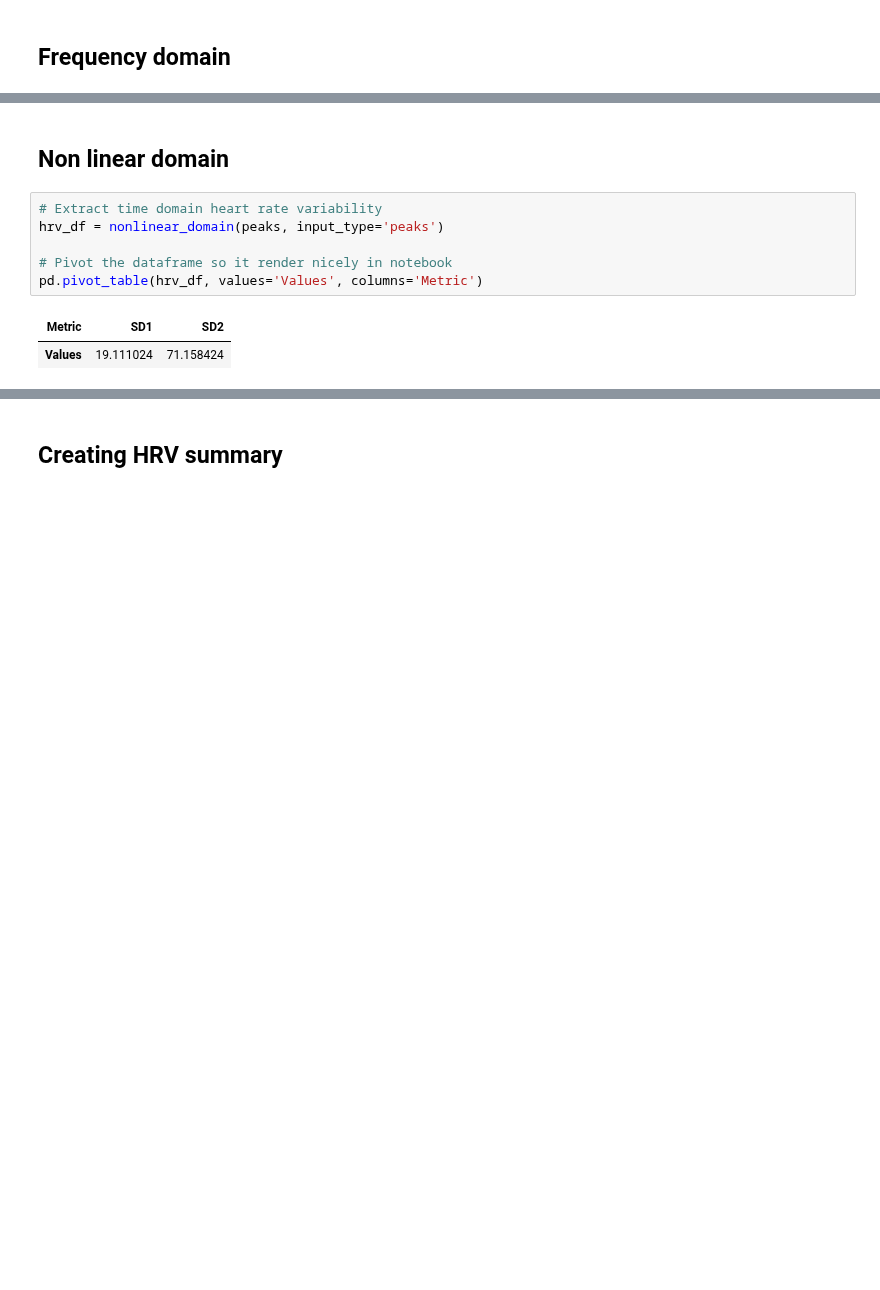
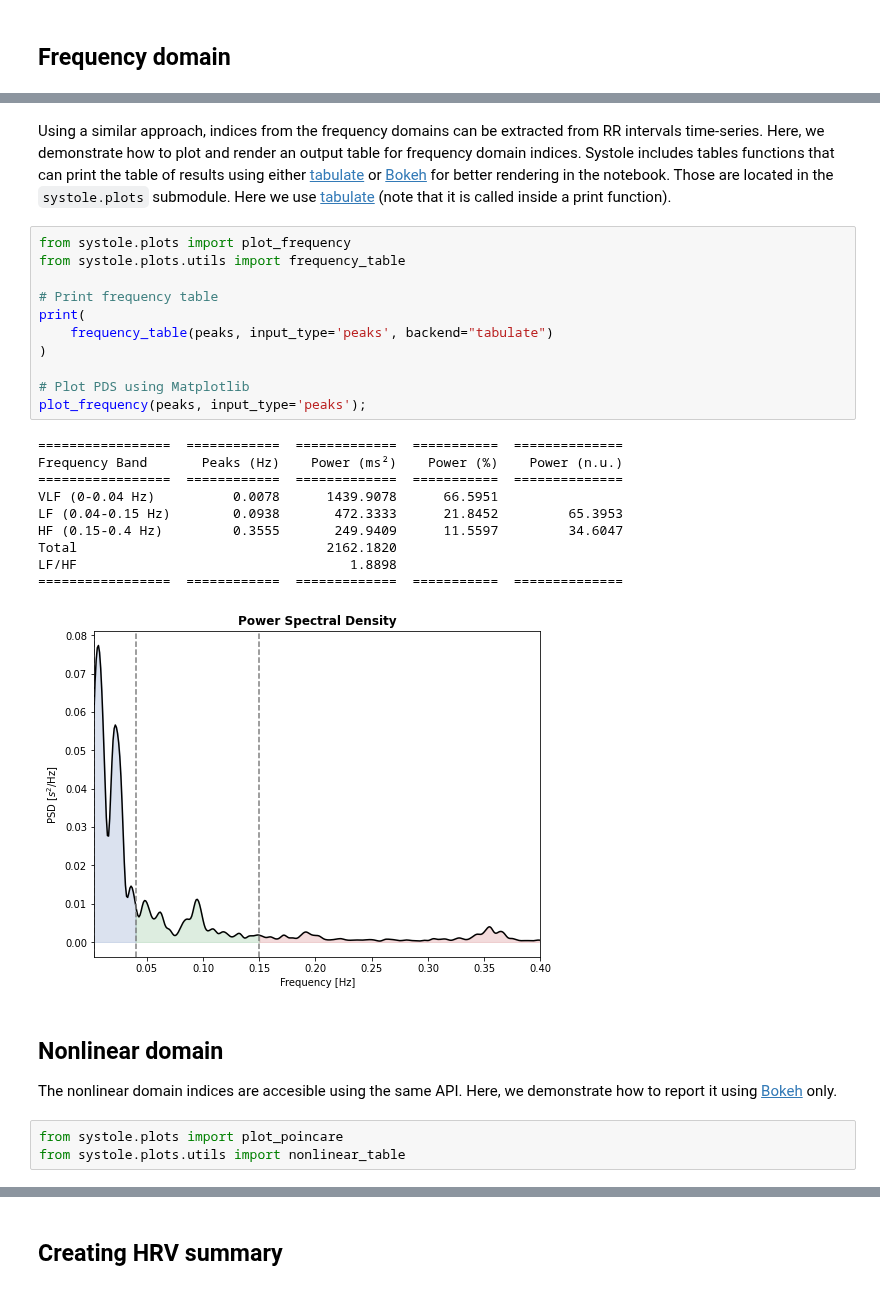
Before and after one commit to embodied-computation-group/systole, a Jupyter notebook: source/notebooks/4-HeartRateVariability.ipynb, the cells around one changed output, grey strips where cells are left out. Cells and saved outputs as stored; diff of their text form; blank space fills up the shorter version.

Commit message:
Add tutorial on heart rate variability analysis

```diff
--- a/source/notebooks/4-HeartRateVariability.ipynb
+++ b/source/notebooks/4-HeartRateVariability.ipynb
@@ -67,13 +66,32 @@ show(
+# %% [markdown]
+Using a similar approach, indices from the frequency domains can be extracted from RR intervals time-series. Here, we demonstrate how to plot and render an output table for frequency domain indices. Systole includes tables functions that can print the table of results using either [tabulate](https://github.com/astanin/python-tabulate) or [Bokeh](https://docs.bokeh.org/en/latest/index.html) for better rendering in the notebook. Those are located in the `systole.plots` submodule. Here we use [tabulate](https://github.com/astanin/python-tabulate) (note that it is called inside a print function).
+# %%
+from systole.plots import plot_frequency
+from systole.plots.utils import frequency_table
+
+# Print frequency table
+print(
+    frequency_table(peaks, input_type='peaks', backend="tabulate")
+)
+
+# Plot PDS using Matplotlib
+plot_frequency(peaks, input_type='peaks');
+# %% [output]
+=================  ============  =============  ===========  ==============
+Frequency Band       Peaks (Hz)    Power (ms²)    Power (%)    Power (n.u.)
+=================  ============  =============  ===========  ==============
+VLF (0-0.04 Hz)          0.0078      1439.9078      66.5951
+LF (0.04-0.15 Hz)        0.0938       472.3333      21.8452         65.3953
+HF (0.15-0.4 Hz)         0.3555       249.9409      11.5597         34.6047
+Total                                2162.1820
+LF/HF                                   1.8898
+=================  ============  =============  ===========  ==============
+[figure, added]
 # %% [markdown]
-## Non linear domain
+## Nonlinear domain
+The nonlinear domain indices are accesible using the same API. Here, we demonstrate how to report it using [Bokeh](https://docs.bokeh.org/en/latest/index.html) only.
 # %%
-# Extract time domain heart rate variability
-hrv_df = nonlinear_domain(peaks, input_type='peaks')
-
-# Pivot the dataframe so it render nicely in notebook
-pd.pivot_table(hrv_df, values='Values', columns='Metric')
+from systole.plots import plot_poincare
+from systole.plots.utils import nonlinear_table
-# %% [output]
-| Metric | SD1 | SD2 |
-| Values | 19.111024 | 71.158424 |
 # %%
 show(
```
Also changed, not shown: parts of 17 cells of this notebook.
